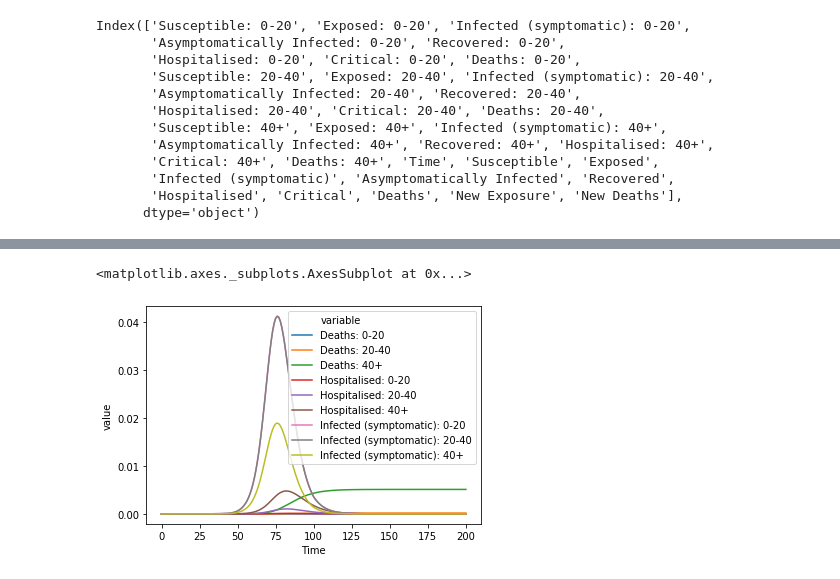
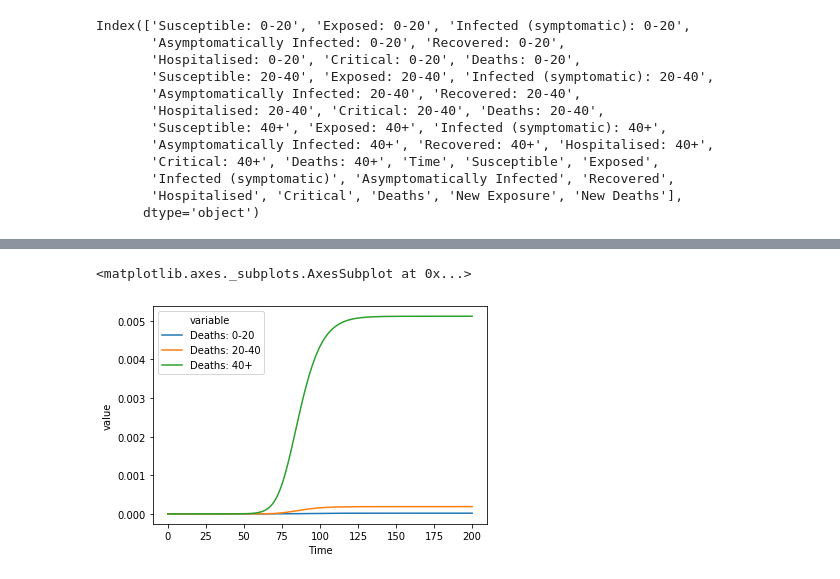
Before and after one commit to gonzrubio/Tucker_ABM, a Jupyter notebook: DataViz.ipynb, the cells around one changed output, grey strips where cells are left out. Saved outputs shown, nothing was run; the diff lists cells and outputs as text; code cells hidden in the pictures.

```diff
--- a/DataViz.ipynb
+++ b/DataViz.ipynb
@@ -44,12 +44,7 @@ Index(['Susceptible: 0-20', 'Exposed: 0-20', 'Infected (symptomatic): 0-20',
        'Hospitalised', 'Critical', 'Deaths', 'New Exposure', 'New Deaths'],
       dtype='object')
 # %%
-multiple_middle = pd.melt(middle, id_vars = ['Time'], value_vars = ['Deaths: 0-20',
+multiple_deaths = pd.melt(middle, id_vars = ['Time'], value_vars = ['Deaths: 0-20',
                                                                     'Deaths: 20-40',
                                                                     'Deaths: 40+',
-                                                                    'Hospitalised: 0-20',
-                                                                    'Hospitalised: 20-40',
-                                                                    'Hospitalised: 40+',
-                                                                    'Infected (symptomatic): 0-20',
-                                                                    'Infected (symptomatic): 20-40',
-                                                                    'Infected (symptomatic): 40+'])
+                                                                    ])
@@ -65,5 +62,5 @@ multiple_middle.head()
 # %%
-sns.lineplot(x = 'Time', y = 'value', data = multiple_middle, hue = 'variable')
+sns.lineplot(x = 'Time', y = 'value', data = multiple_deaths, hue = 'variable')
 # %% [output]
 <matplotlib.axes._subplots.AxesSubplot at 0x...>
-[figure, old version]
+[figure, new version]
```
Also changed, not shown: parts of 9 cells of this notebook, 2 other files.
